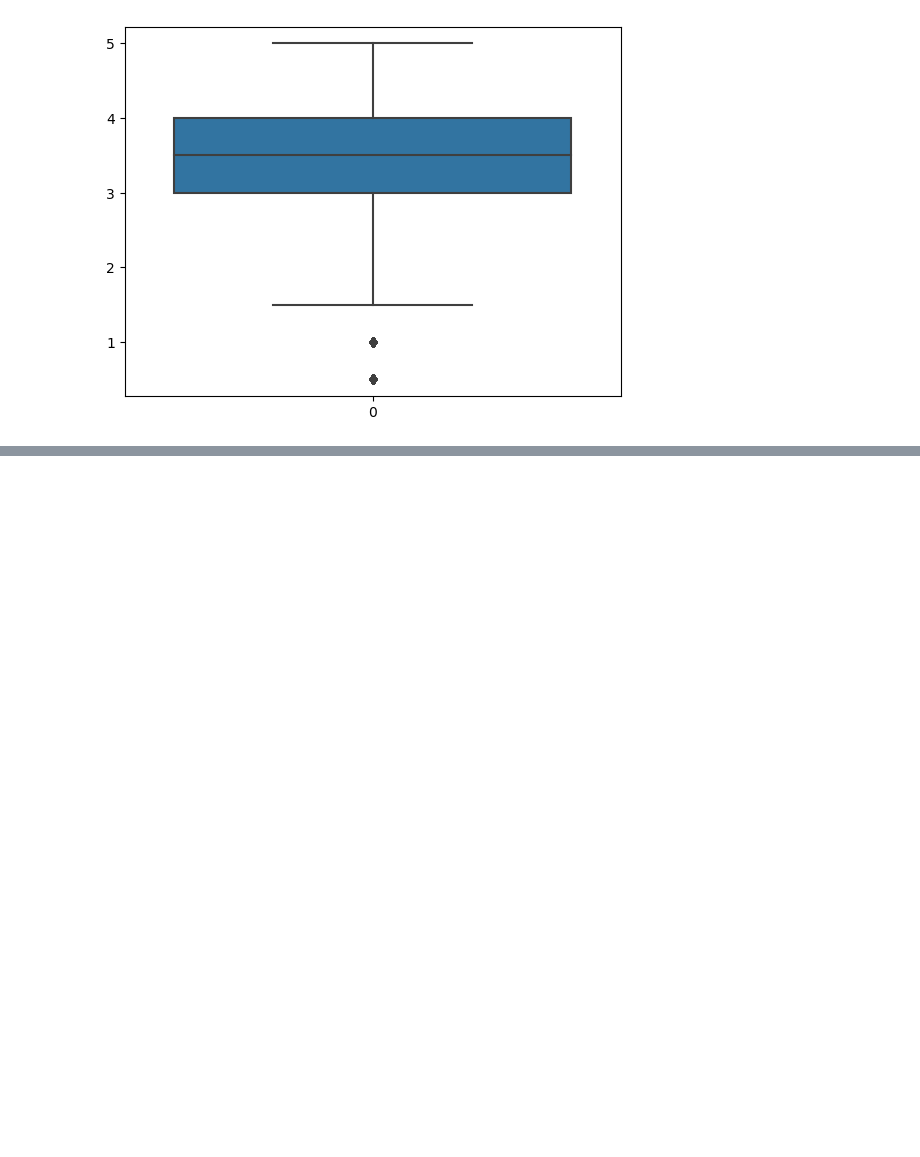
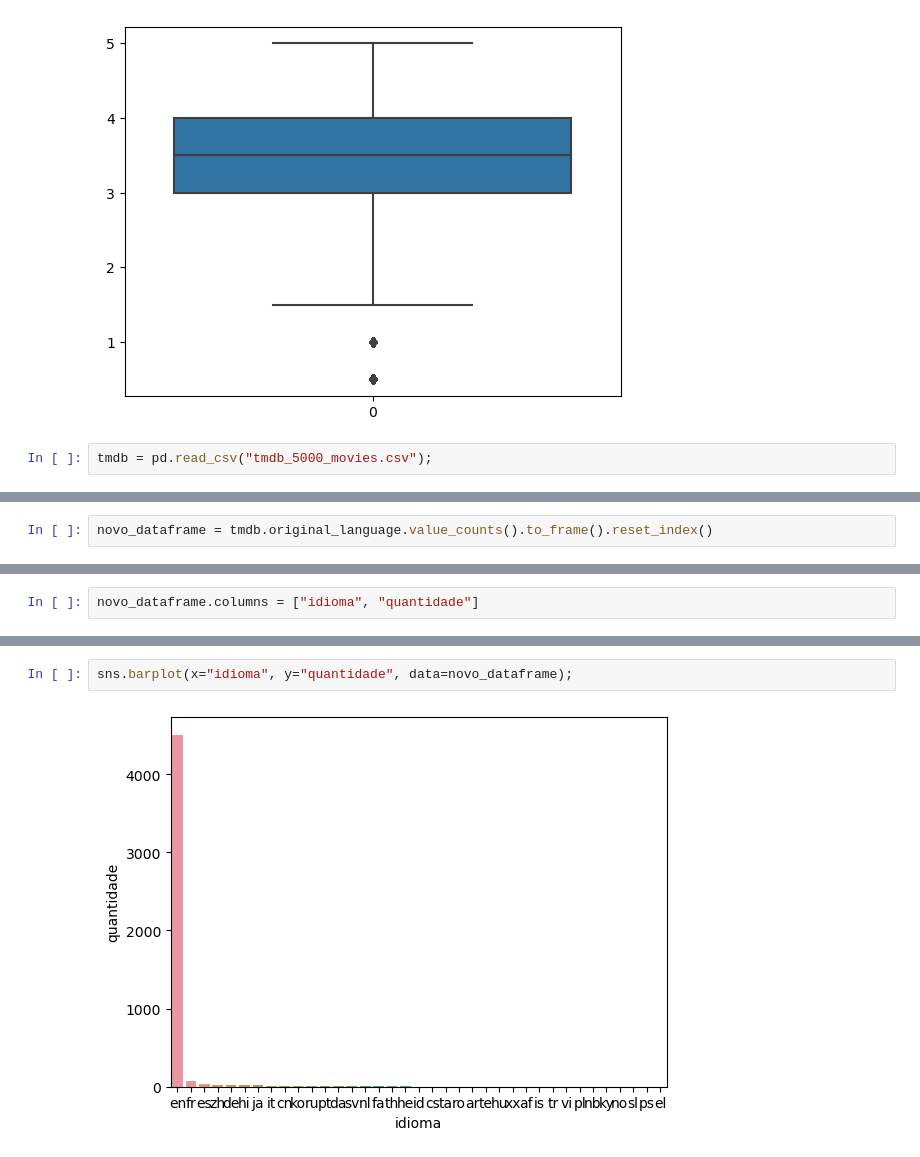
Before and after one commit to macedo19/AprendizadoPythonAlura, a Jupyter notebook: Iniciante/datascience_inicial.ipynb, the cells around one changed output, grey strips where cells are left out. Saved outputs shown, nothing was run; the diff lists cells and outputs as text; blank space fills up the shorter version.

```diff
--- a/Iniciante/datascience_inicial.ipynb
+++ b/Iniciante/datascience_inicial.ipynb
@@ -126,3 +126,5 @@ sns.boxplot(notas.nota)
 # %% [output]
 <Axes: >
 [figure]
+# %%
+tmdb = pd.read_csv("tmdb_5000_movies.csv");
@@ -128,0 +186,2 @@ sns.boxplot(notas.nota)
+# %%
+novo_dataframe = tmdb.original_language.value_counts().to_frame().reset_index()
@@ -128,0 +210,2 @@ sns.boxplot(notas.nota)
+# %%
+novo_dataframe.columns = ["idioma", "quantidade"]
@@ -128,0 +221,4 @@ sns.boxplot(notas.nota)
+# %%
+sns.barplot(x="idioma", y="quantidade", data=novo_dataframe);
+# %% [output]
+[figure, added]
```
Also changed, not shown: parts of 19 cells of this notebook, 2 other files.
